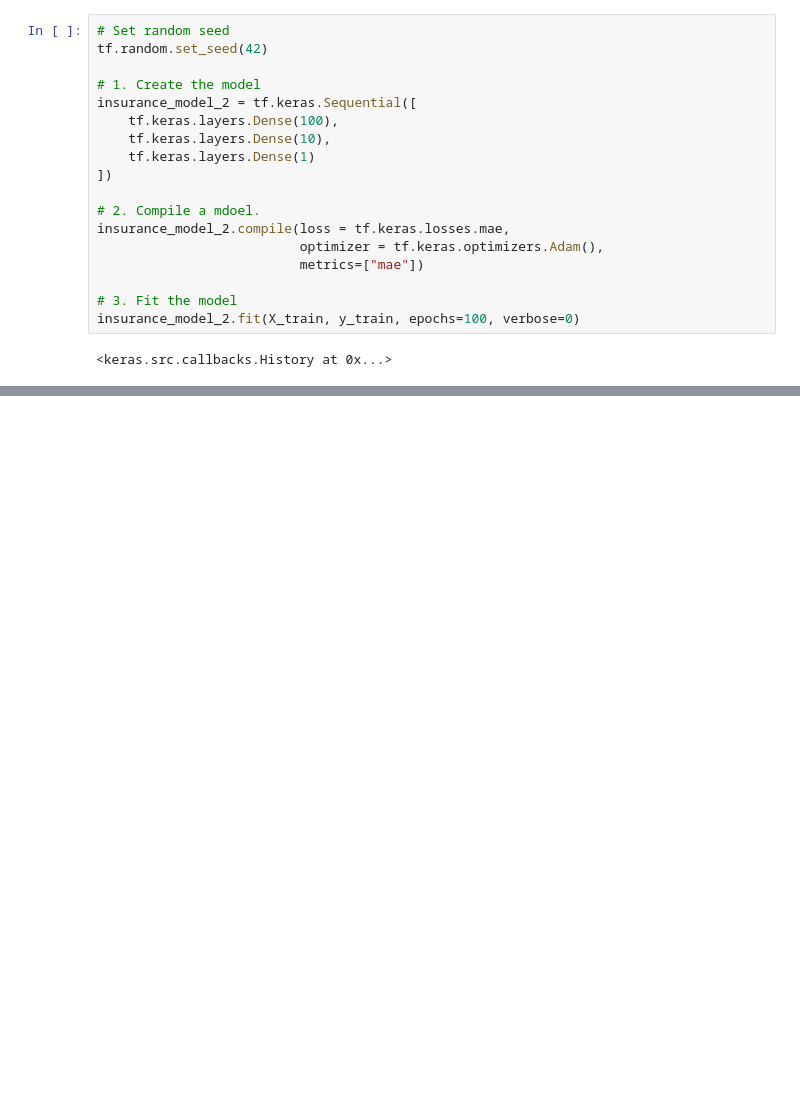
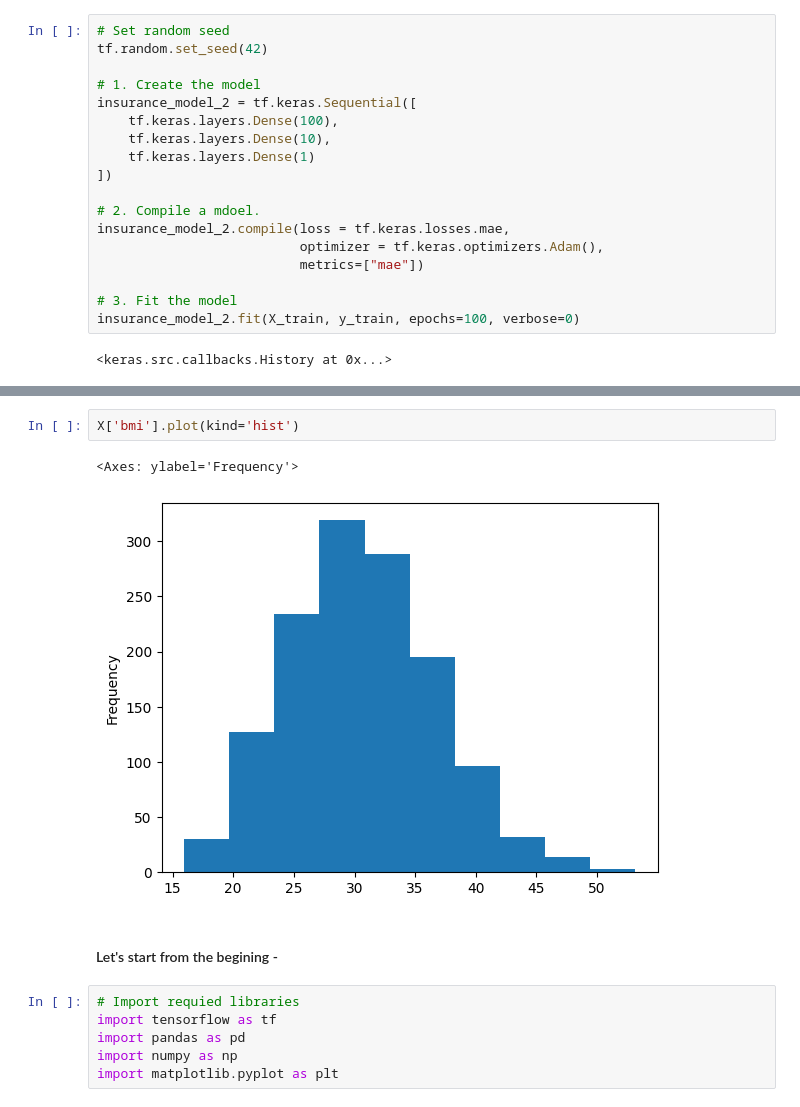
Before and after one commit to imdebarun/tensorflow2, a Jupyter notebook: Neural_Network_Regression_Example.ipynb, the cells around one changed output, grey strips where cells are left out. Saved outputs shown, nothing was run; the diff lists cells and outputs as text; blank space fills up the shorter version.

```diff
--- a/Neural_Network_Regression_Example.ipynb
+++ b/Neural_Network_Regression_Example.ipynb
@@ -204,0 +214,13 @@ Text(0.5, 0, 'epochs')
+# %%
+X['bmi'].plot(kind='hist')
+# %% [output]
+<Axes: ylabel='Frequency'>
+[figure, added]
+# %% [markdown]
+#### Let's start from the begining -
+# %%
+# Import requied libraries
+import tensorflow as tf
+import pandas as pd
+import numpy as np
+import matplotlib.pyplot as plt
```
Also changed, not shown: parts of 16 cells of this notebook.
